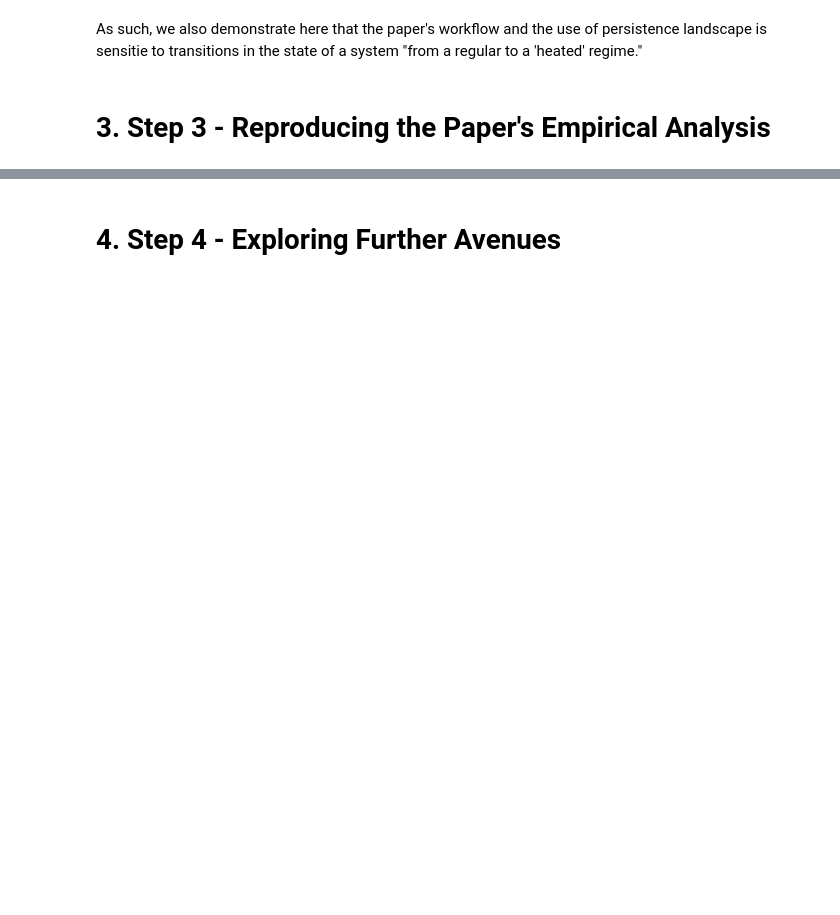
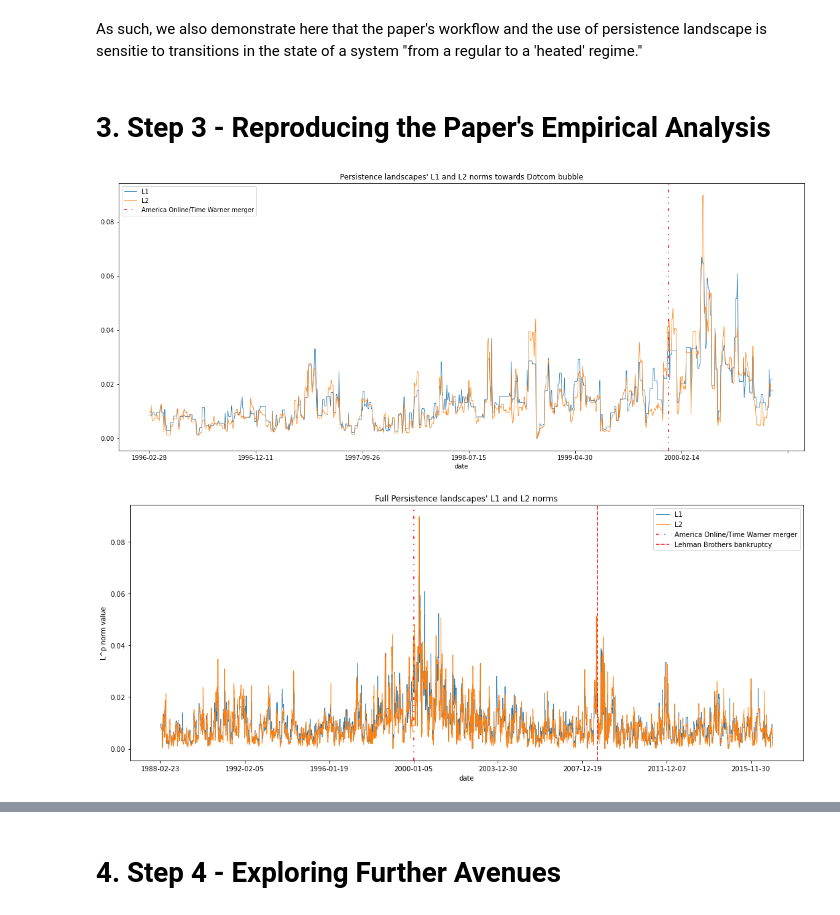
Before and after one commit to qlero/financial_crisis_prediction_homology, a Jupyter notebook: persistent_homology_TS.ipynb, the cells around one changed output, grey strips where cells are left out. Drawn from its saved outputs; the diff is of its cells as text; code cells hidden in the pictures; blank space fills up the shorter version.

```diff
--- a/persistent_homology_TS.ipynb
+++ b/persistent_homology_TS.ipynb
@@ -1190,0 +1204,18 @@ df.plot(figsize=(20, 8), lw=0.8)
+# %%
+# Parameter declaration
+w_window_size        = 50
+k_homology_dimension = 1
+m_landscape          = 5
+n_nodes              = 1000
+
+# Computes landscapes
+# /!\ memory intensive -- will require about several Gb of ram
+# as it returns complete diagrams rather than only 1-loops
+diagrams   = compute_persistence_diagrams(data,
+                                          w_window_size,
+                                          memory_saving = (True, k_homology_dimension))
+landscapes = compute_persistence_landscapes(diagrams,
+                                            k_homology_dimension,
+                                            m_landscape,
+                                            n_nodes,
+                                            memory_saving=True)
@@ -1193,13 +1236,13 @@ As such, we also demonstrate here that the paper's workflow and the use of persi
 # %% [markdown]
 # 3. Step 3 - Reproducing the Paper's Empirical Analysis
 # %%
-data = pd.DataFrame(
-    np.array([dowjones["adj_close_lr"][1:],
-              nasdaq["adj_close_lr"][1:],
-              russel2000["adj_close_lr"][1:],
-              sp500["adj_close_lr"][1:]]
-            ).T,
-    columns=["dowjones", "nasdaq", "russel2000", "sp500"],
-    index=dowjones["date"][1:]
-)
+data = np.array([
+    dowjones["adj_close_lr"][1:],
+    nasdaq["adj_close_lr"][1:],
+    russel2000["adj_close_lr"][1:],
+    sp500["adj_close_lr"][1:]]).T
+columns = ["dowjones", "nasdaq", "russel2000", "sp500"]
+index   = dowjones["date"][1:]
+
+data = pd.DataFrame(data, columns=columns, index=index)
 # %%
@@ -1240,0 +1302,5 @@ ax.legend()
+# %%
+reproduce_paper_process(data, 40, 1, 5, 1000, (True, 1), False)
+# %% [output]
+[figure, added]
+[figure, added]
```
Also changed, not shown: parts of 59 cells of this notebook.
